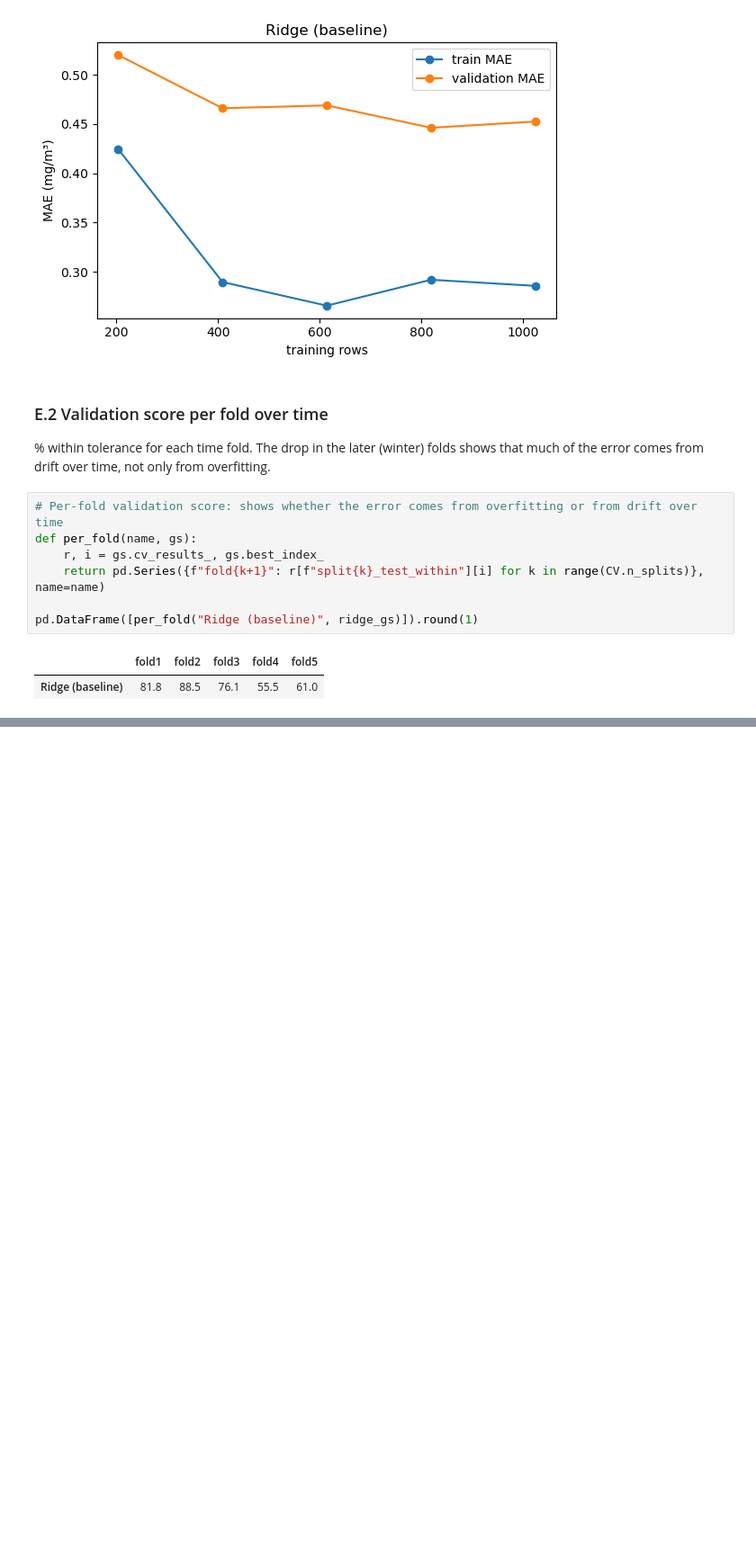
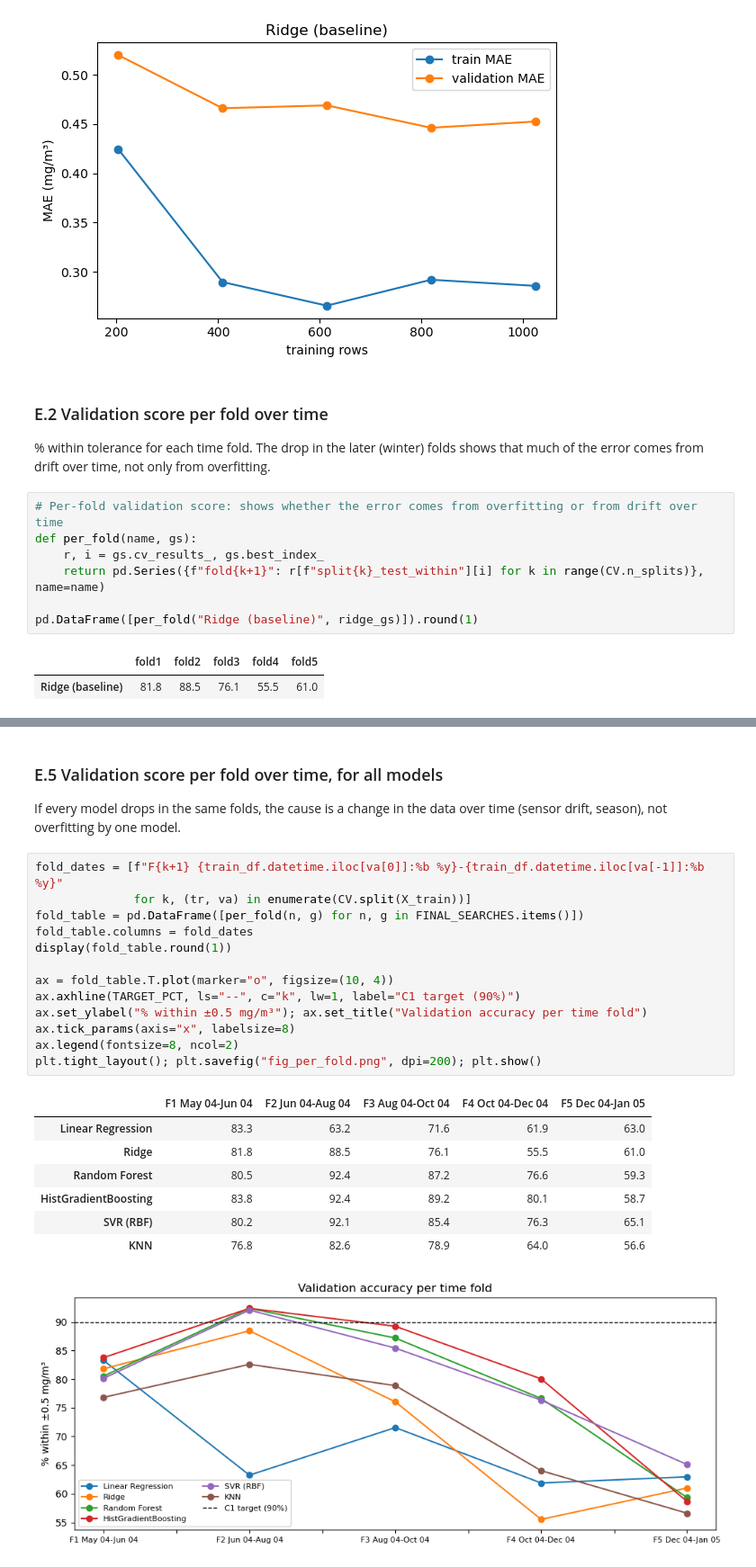
Before and after one commit to ASHTOW2102/eng5338-cw2-air-quality, a Jupyter notebook: ENG5338_CW2_notebook.ipynb, the cells around one changed output, grey strips where cells are left out. Shown at 90% size. Cells and saved outputs as stored; diff of their text form; blank space fills up the shorter version.

```diff
--- a/ENG5338_CW2_notebook.ipynb
+++ b/ENG5338_CW2_notebook.ipynb
@@ -1371,0 +1493,25 @@ pd.DataFrame([per_fold("Ridge (baseline)", ridge_gs)]).round(1)
+# %% [markdown]
+### E.5 Validation score per fold over time, for all models
+If every model drops in the same folds, the cause is a change in the data over time (sensor drift, season), not overfitting by one model.
+# %%
+fold_dates = [f"F{k+1} {train_df.datetime.iloc[va[0]]:%b %y}-{train_df.datetime.iloc[va[-1]]:%b %y}"
+              for k, (tr, va) in enumerate(CV.split(X_train))]
+fold_table = pd.DataFrame([per_fold(n, g) for n, g in FINAL_SEARCHES.items()])
+fold_table.columns = fold_dates
+display(fold_table.round(1))
+
+ax = fold_table.T.plot(marker="o", figsize=(10, 4))
+ax.axhline(TARGET_PCT, ls="--", c="k", lw=1, label="C1 target (90%)")
+ax.set_ylabel("% within ±0.5 mg/m³"); ax.set_title("Validation accuracy per time fold")
+ax.tick_params(axis="x", labelsize=8)
+ax.legend(fontsize=8, ncol=2)
+plt.tight_layout(); plt.savefig("fig_per_fold.png", dpi=200); plt.show()
+# %% [output]
+|  | F1 May 04-Jun 04 | F2 Jun 04-Aug 04 | F3 Aug 04-Oct 04 | F4 Oct 04-Dec 04 | F5 Dec 04-Jan 05 |
+| Linear Regression | 83.3 | 63.2 | 71.6 | 61.9 | 63.0 |
+| Ridge | 81.8 | 88.5 | 76.1 | 55.5 | 61.0 |
+| Random Forest | 80.5 | 92.4 | 87.2 | 76.6 | 59.3 |
+| HistGradientBoosting | 83.8 | 92.4 | 89.2 | 80.1 | 58.7 |
+| SVR (RBF) | 80.2 | 92.1 | 85.4 | 76.3 | 65.1 |
+| KNN | 76.8 | 82.6 | 78.9 | 64.0 | 56.6 |
+[figure, added]
```
Also changed, not shown: parts of 39 cells of this notebook.
